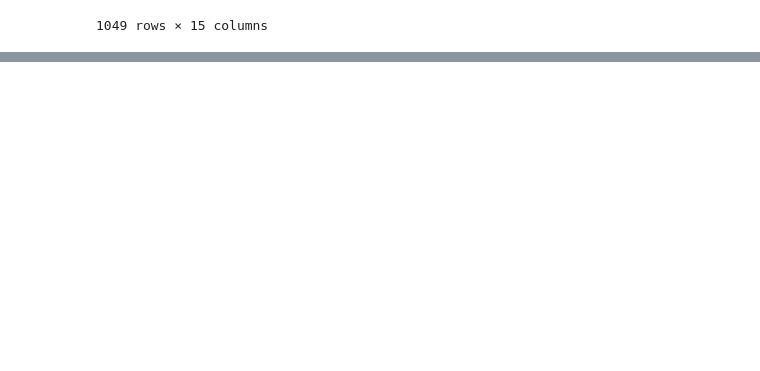
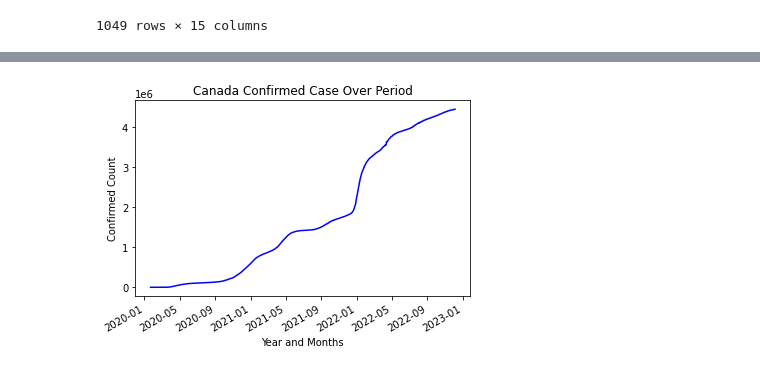
Before and after one commit to AIDA-Saskatchewan-polytechnic/Final_Project_by_Jeslin-Abitha, a Jupyter notebook: Final_Project.ipynb, the cells around one changed output, grey strips where cells are left out. Cells and saved outputs as stored; diff of their text form; code cells hidden in the pictures; blank space fills up the shorter version.

```diff
--- a/Final_Project.ipynb
+++ b/Final_Project.ipynb
@@ -326,0 +366,12 @@ df_final
+# %%
+fig = plt.figure()
+plt.plot_date(df_final['date'],df_final['Canada Confirmed Cases'],'b-')
+
+plt.title("Canada Confirmed Case Over Period")
+plt.xlabel("Year and Months")
+plt.ylabel("Confirmed Count")
+
+fig.autofmt_xdate()
+plt.show()
+# %% [output]
+[figure, added]
```
Also changed, not shown: parts of 5 cells of this notebook.
